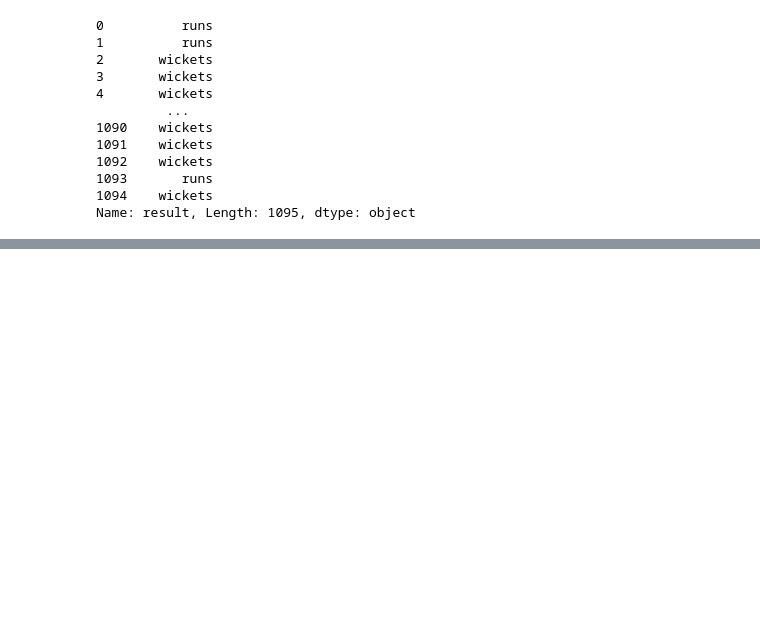
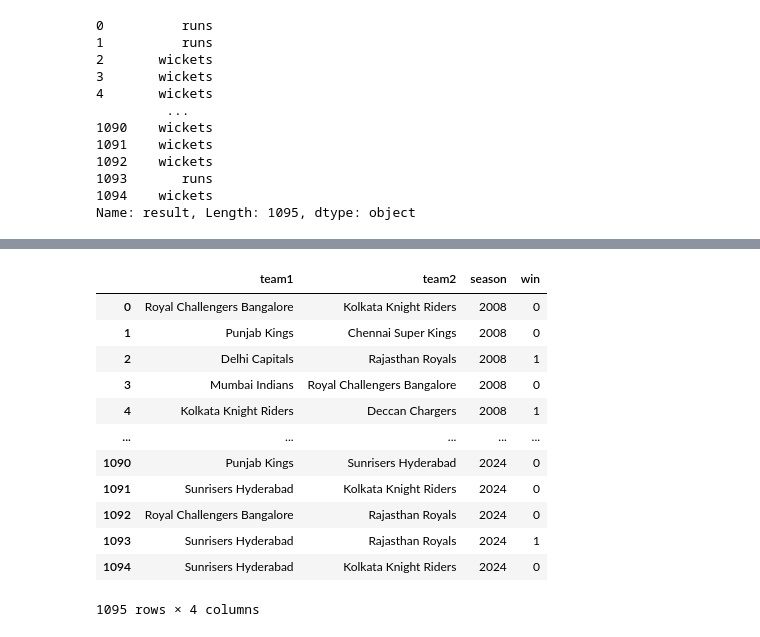
Before and after one commit to sanketmishra009/aiml, a Jupyter notebook: projects/iplAnalysis/analysis.ipynb, the cells around one changed output, grey strips where cells are left out. Cells and saved outputs as stored; diff of their text form; code cells hidden in the pictures; blank space fills up the shorter version.

```diff
--- a/projects/iplAnalysis/analysis.ipynb
+++ b/projects/iplAnalysis/analysis.ipynb
@@ -1178,0 +1251,20 @@ Index(['id', 'season', 'city', 'date', 'match_type', 'player_of_match',
+# %%
+#yearly win percentage for each team
+cols = ['team1' , 'team2' , 'season' , 'win']
+# df[cols]
+
+# convert (t, t, s, w) -> (t , s, w):
+# %% [output]
+|  | team1 | team2 | season | win |
+| 0 | Royal Challengers Bangalore | Kolkata Knight Riders | 2008 | 0 |
+| 1 | Punjab Kings | Chennai Super Kings | 2008 | 0 |
+| 2 | Delhi Capitals | Rajasthan Royals | 2008 | 1 |
+| 3 | Mumbai Indians | Royal Challengers Bangalore | 2008 | 0 |
+| 4 | Kolkata Knight Riders | Deccan Chargers | 2008 | 1 |
+| ... | ... | ... | ... | ... |
+| 1090 | Punjab Kings | Sunrisers Hyderabad | 2024 | 0 |
+| 1091 | Sunrisers Hyderabad | Kolkata Knight Riders | 2024 | 0 |
+| 1092 | Royal Challengers Bangalore | Rajasthan Royals | 2024 | 0 |
+| 1093 | Sunrisers Hyderabad | Rajasthan Royals | 2024 | 1 |
+| 1094 | Sunrisers Hyderabad | Kolkata Knight Riders | 2024 | 0 |
+1095 rows × 4 columns
```
Also changed, not shown: parts of 4 cells of this notebook.
